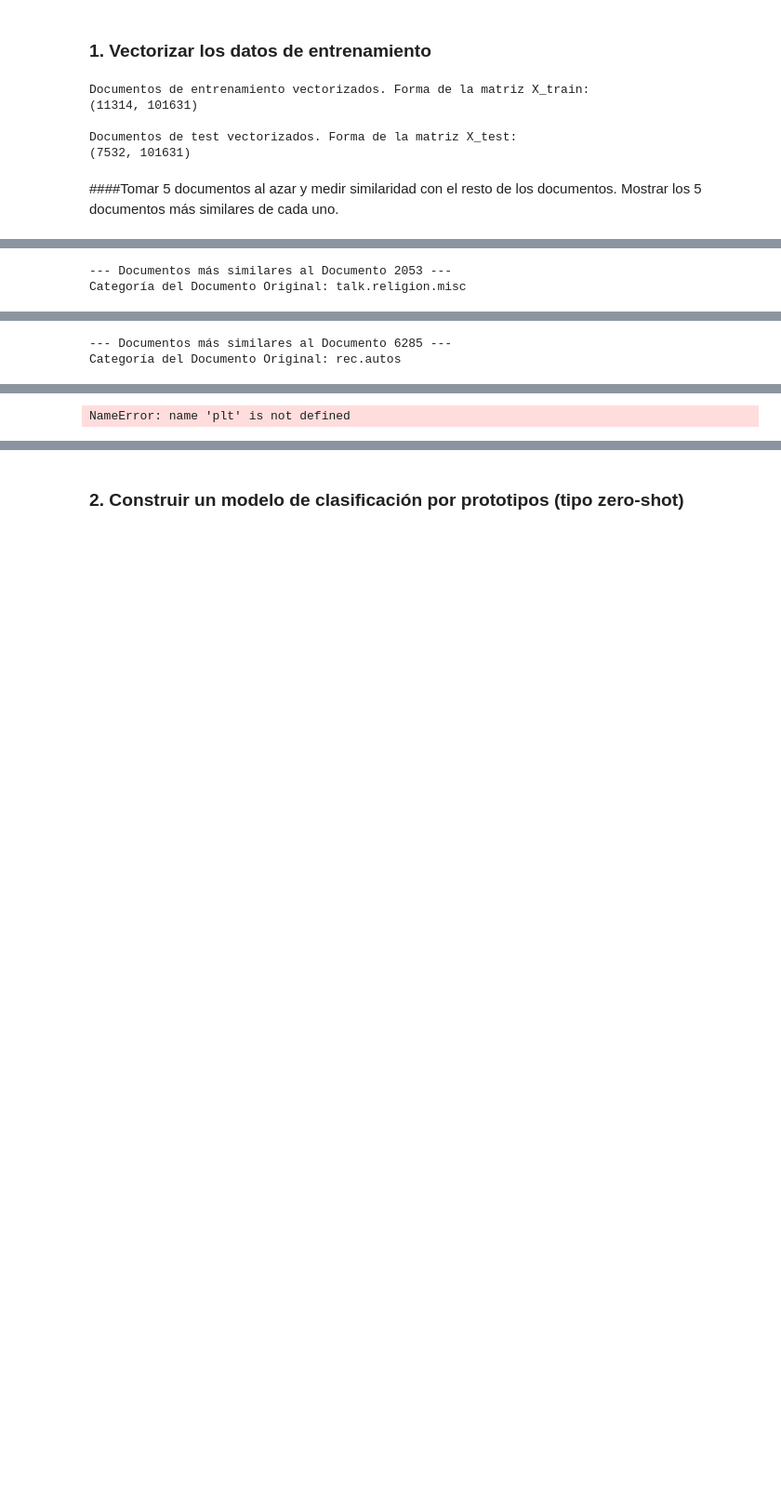
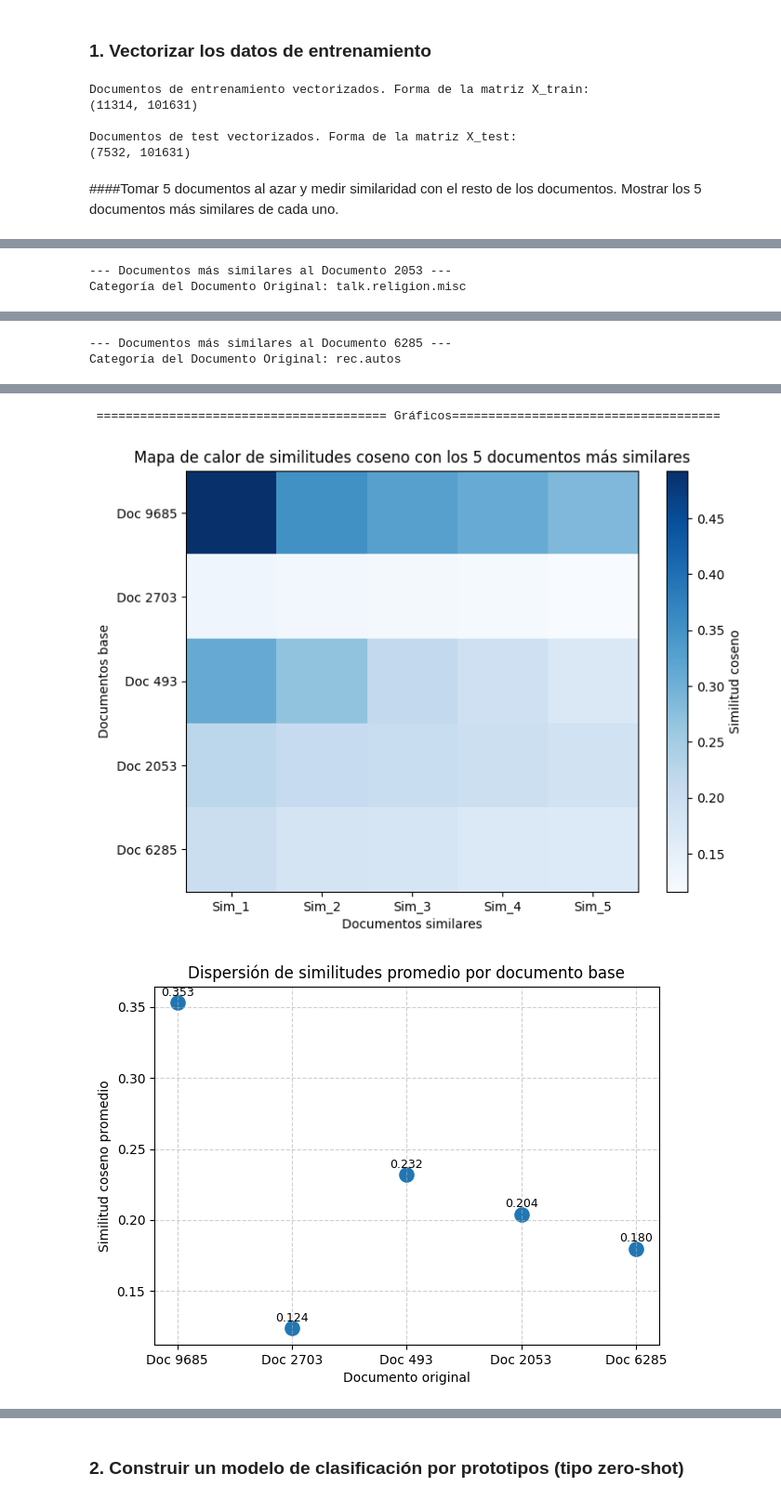
Before and after one commit to Kalima83/procesamiento_lenguaje_natural_Desafios, a Jupyter notebook: desafio_1.ipynb, the cells around one changed output, grey strips where cells are left out. Shown at 93% size. Cells and saved outputs as stored; diff of their text form; code cells hidden in the pictures; blank space fills up the shorter version.

```diff
--- a/desafio_1.ipynb
+++ b/desafio_1.ipynb
@@ -46,6 +34,0 @@ have on this funky looking car, please e-mail.
-# %%
-# con la interfaz habitual de sklearn podemos fitear el vectorizador
-# (obtener el vocabulario y calcular el vector IDF)
-# y transformar directamente los datos
-X_train = tfidfvect.fit_transform(newsgroups_train.data)
-# `X_train` la podemos denominar como la matriz documento-término
@@ -153,4 +34,0 @@ newsgroups_train.target_names[y_train[idx]]
-# %%
-# y los 5 más similares son de las clases:
-for i in mostsim:
-  print(newsgroups_train.target_names[y_train[i]])
@@ -232,44 +82,41 @@ import random
 import numpy as np
 from sklearn.metrics.pairwise import cosine_similarity
 import pandas as pd
+import matplotlib.pyplot as plt
 
 # Seleccionar 5 índices de documentos al azar del conjunto de entrenamiento
-#random_selected_indices = random.sample(range(len(newsgroups_train.data)), 5)
+#selected_indices = random.sample(range(len(newsgroups_train.data)), 5)
 
 # Se eligen 5 documentos de la primera seleccion random
-random_selected_indices = [9685, 2703, 493, 2053, 6285]
+selected_indices = [9685, 2703, 493, 2053, 6285]
 print("5 documentos seleccionados al azar:")
-print(random_selected_indices)
+print(selected_indices)
 
 print("\n================================5 documentos mas similares====================================================")
 
 # Seleccionar los documentos
-random_selected_documents = [newsgroups_train.data[i] for i in random_selected_indices]
+random_selected_documents = [newsgroups_train.data[i] for i in selected_indices]
 
 # Vectorizar los documentos seleccionados al azar utilizando el TfidfVectorizer
 X_random_selected = tfidfvect.transform(random_selected_documents)
 
 # Calcular la similaridad coseno entre todos los documentos de entrenamiento
-# Tomar los 5 con mayor similaridad
 cossim_selected = cosine_similarity(X_random_selected, X_train)
 
+# Matriz para el mapa de calor
+similarity_matrix = []
 
-for i, doc_idx in enumerate(random_selected_indices):
+for i, doc_idx in enumerate(selected_indices):
     print(f"\n--- Documentos más similares al Documento {doc_idx} ---")
-    # Obtener los puntajes de similaridad para el documento seleccionado actual
     current_cossim = cossim_selected[i]
 
-    # Obtener los índices de los documentos ordenados por similaridad de mayor a menor
-    most_similar_indices = np.argsort(current_cossim)[::-1][1:6] # [1:6] para obtener los 5 primeros excluyendo el original(coincidencia 1)
+    most_similar_indices = np.argsort(current_cossim)[::-1][1:6]
 
-    # Imprimir la categoría del documento original
     original_category = newsgroups_train.target_names[newsgroups_train.target[doc_idx]]
     print(f"Categoría del Documento Original: {original_category}")
 
-    # Crear una lista de los datos de los documentos similares
     similar_docs_data = []
 
-    # Recopilar los datos de los 5 documentos más similares
     for similar_doc_idx in most_similar_indices:
         similarity_score = current_cossim[similar_doc_idx]
         similar_doc_category = newsgroups_train.target_names[newsgroups_train.target[similar_doc_idx]]
@@ -279,40 +126,45 @@ for i, doc_idx in enumerate(random_selected_indices):
             "Categoría del Documento Similar": similar_doc_category
         })
 
-    # Mostrar datos
     df_similar_docs = pd.DataFrame(similar_docs_data)
     display(df_similar_docs)
 
-# Crear el mapa de calor (solo con los valores de similitud)
+    # Guardar las similitudes para el mapa de calor
+    similarity_matrix.append(df_similar_docs["Similaridad Coseno"].values)
+
+print("\n\n ======================================== Gráficos=====================================\n\n")
+
+# Convertir la lista de listas en DataFrame para el mapa de calor
+sim_matrix_df = pd.DataFrame(similarity_matrix,
+                             index=[f"Doc {i}" for i in selected_indices],
+                             columns=[f"Sim_{j+1}" for j in range(5)])
+
+# Mapa de calor
 plt.figure(figsize=(8, 6))
-plt.imshow(df_similar_docs[["Similaridad Coseno"]].T, cmap="Blues", aspect="auto")
+plt.imshow(sim_matrix_df, cmap="Blues", aspect="auto")
 plt.colorbar(label="Similitud coseno")
-plt.xticks(range(len(df_similar_docs)), df_similar_docs["Documento Similar (Índice)"], rotation=45)
-plt.yticks([0], ["Documento base"])
+plt.xticks(range(sim_matrix_df.shape[1]), sim_matrix_df.columns)
+plt.yticks(range(sim_matrix_df.shape[0]), sim_matrix_df.index)
 plt.title("Mapa de calor de similitudes coseno con los 5 documentos más similares")
-plt.xlabel("Índice de documento similar")
-plt.ylabel("Documento original")
+plt.xlabel("Documentos similares")
+plt.ylabel("Documentos base")
 plt.show()
 
-# --- Calcular la similitud promedio (por si repetís el proceso con varios documentos) ---
-avg_sim = df_similar_docs["Similaridad Coseno"].mean()
+# Promedio global de similitudes por documentos
+avg_sim = sim_matrix_df.mean().mean()
 
-# Crear el gráfico de dispersión
+# Gráfico de dispersión del promedio por documento
 plt.figure(figsize=(7, 5))
-plt.scatter(df_similar_docs["Documento Similar (Índice)"], df_similar_docs["Similaridad Coseno"], s=120)
-plt.title("Dispersión de similitudes con documentos similares")
-plt.xlabel("Índice de documento similar")
-plt.ylabel("Similitud coseno")
+plt.scatter(sim_matrix_df.index, sim_matrix_df.mean(axis=1), s=120)
+plt.title("Dispersión de similitudes promedio por documento base")
+plt.xlabel("Documento original")
+plt.ylabel("Similitud coseno promedio")
 plt.grid(True, linestyle="--", alpha=0.6)
 
-# Mostrar valores sobre los puntos
-for i, row in df_similar_docs.iterrows():
-    plt.text(row["Documento Similar (Índice)"], row["Similaridad Coseno"] + 0.005,
-             f"{row['Similaridad Coseno']:.3f}", ha="center", fontsize=9)
+for i, val in enumerate(sim_matrix_df.mean(axis=1)):
+    plt.text(sim_matrix_df.index[i], val + 0.005, f"{val:.3f}", ha="center", fontsize=9)
 
 plt.show()
-
-print(f"Similitud promedio entre los 5 documentos similares: {avg_sim:.3f}")
 # %% [output]
 5 documentos seleccionados al azar:
 [9685, 2703, 493, 2053, 6285]
@@ -332,31 +184,33 @@ Categoría del Documento Original: comp.sys.ibm.pc.hardware
 |  | Documento Similar (Índice) | Similaridad Coseno | Categoría del Documento Similar |
 | 0 | 3286 | 0.131933 | soc.religion.christian |
 | 1 | 804 | 0.125007 | comp.sys.ibm.pc.hardware |
 | 2 | 4794 | 0.124221 | comp.os.ms-windows.misc |
 | 3 | 5302 | 0.121863 | comp.os.ms-windows.misc |
 | 4 | 4271 | 0.116019 | talk.politics.misc |
 --- Documentos más similares al Documento 493 ---
 Categoría del Documento Original: comp.windows.x
 |  | Documento Similar (Índice) | Similaridad Coseno | Categoría del Documento Similar |
 | 0 | 8911 | 0.310207 | sci.space |
 | 1 | 7584 | 0.268038 | sci.crypt |
 | 2 | 1532 | 0.213838 | rec.motorcycles |
 | 3 | 9521 | 0.195125 | sci.space |
 | 4 | 7289 | 0.171416 | talk.politics.mideast |
 --- Documentos más similares al Documento 2053 ---
 Categoría del Documento Original: talk.religion.misc
 |  | Documento Similar (Índice) | Similaridad Coseno | Categoría del Documento Similar |
 | 0 | 1191 | 0.220677 | talk.politics.misc |
 | 1 | 70 | 0.209764 | talk.politics.mideast |
 | 2 | 3746 | 0.203593 | talk.politics.misc |
 | 3 | 5423 | 0.197183 | talk.politics.mideast |
 | 4 | 6894 | 0.188944 | talk.politics.guns |
 --- Documentos más similares al Documento 6285 ---
 Categoría del Documento Original: rec.autos
 |  | Documento Similar (Índice) | Similaridad Coseno | Categoría del Documento Similar |
 | 0 | 8677 | 0.200890 | rec.autos |
 | 1 | 7993 | 0.183283 | rec.autos |
 | 2 | 2749 | 0.179501 | rec.autos |
 | 3 | 6224 | 0.168774 | rec.autos |
 | 4 | 7061 | 0.166660 | rec.motorcycles |
-NameError: name 'plt' is not defined
+ ======================================== Gráficos=====================================
+[figure, added]
+[figure, added]
```
Also changed, not shown: parts of 32 cells of this notebook.
